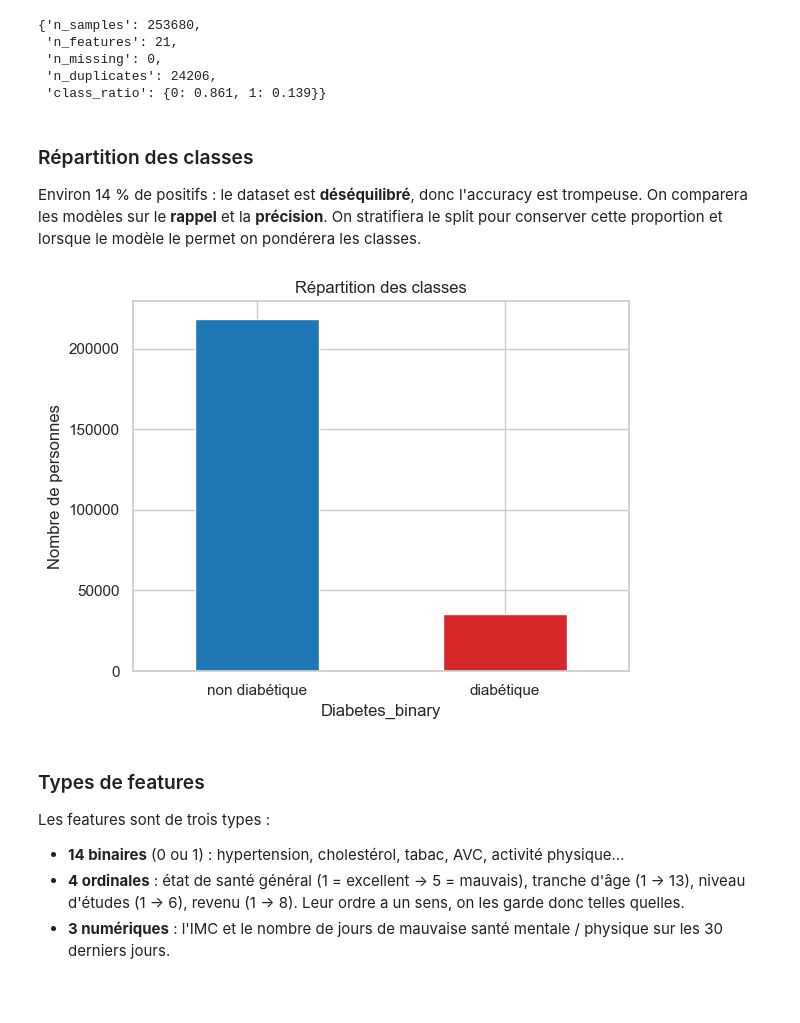
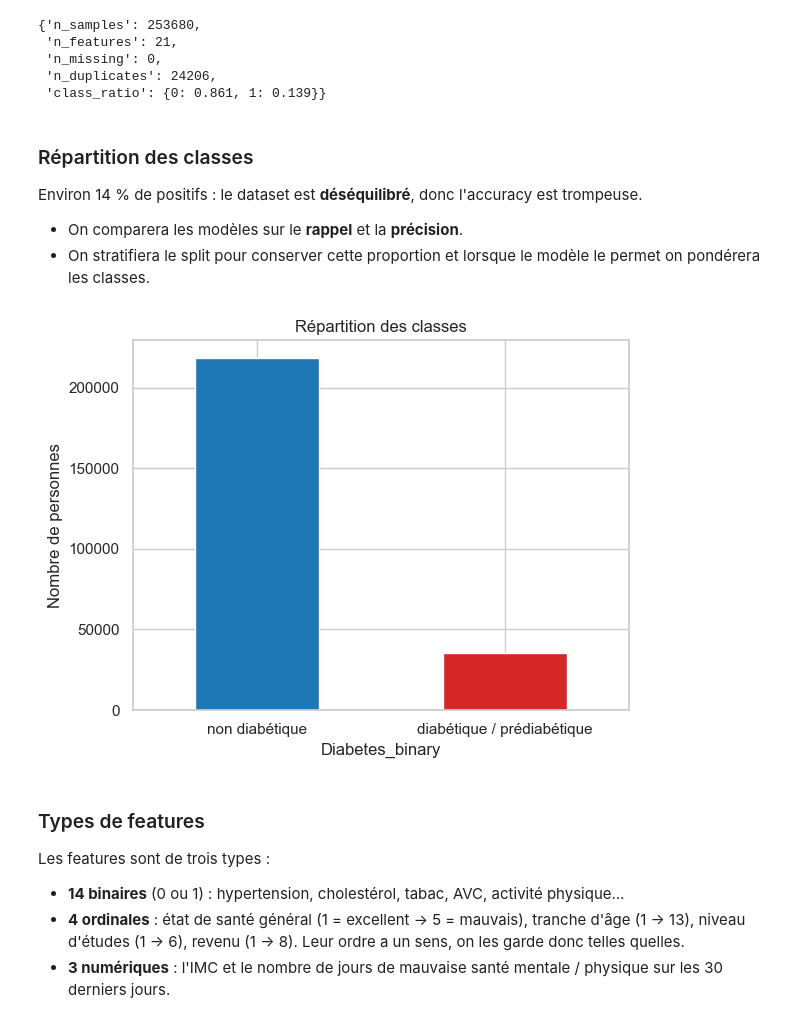
Before and after one commit to PierreGUTTIEREZ/Project_Machine-Learning_Semester-1, a Jupyter notebook: diabetes.ipynb, the cells around one changed output. Drawn from its saved outputs; the diff is of its cells as text; code cells hidden in the pictures; blank space fills up the shorter version.

```diff
--- a/diabetes.ipynb
+++ b/diabetes.ipynb
@@ -68,15 +64,18 @@ mw.describe_dataset(X, y)
 # %% [markdown]
 ### Répartition des classes
 
-Environ 14 % de positifs : le dataset est **déséquilibré**, donc l'accuracy est trompeuse. On comparera les modèles sur le **rappel** et la **précision**. On stratifiera le split pour conserver cette proportion et lorsque le modèle le permet on pondérera les classes.
+Environ 14 % de positifs : le dataset est **déséquilibré**, donc l'accuracy est trompeuse.
+- On comparera les modèles sur le **rappel** et la **précision**.
+- On stratifiera le split pour conserver cette proportion et lorsque le modèle le permet on pondérera les classes.
 # %%
-ax = y.value_counts().rename({0: "non diabétique", 1: "diabétique"}).plot.bar(color=["tab:blue", "tab:red"])
+ax = y.value_counts().rename({0: "non diabétique", 1: "diabétique / prédiabétique"}).plot.bar(
+    color=["tab:blue", "tab:red"])
 ax.set_title("Répartition des classes")
 ax.set_ylabel("Nombre de personnes")
 plt.xticks(rotation=0)
 plt.show()
 # %% [output]
-[figure, old version]
+[figure, new version]
 # %% [markdown]
 ### Types de features
 
```
Also changed, not shown: parts of 6 cells of this notebook.
